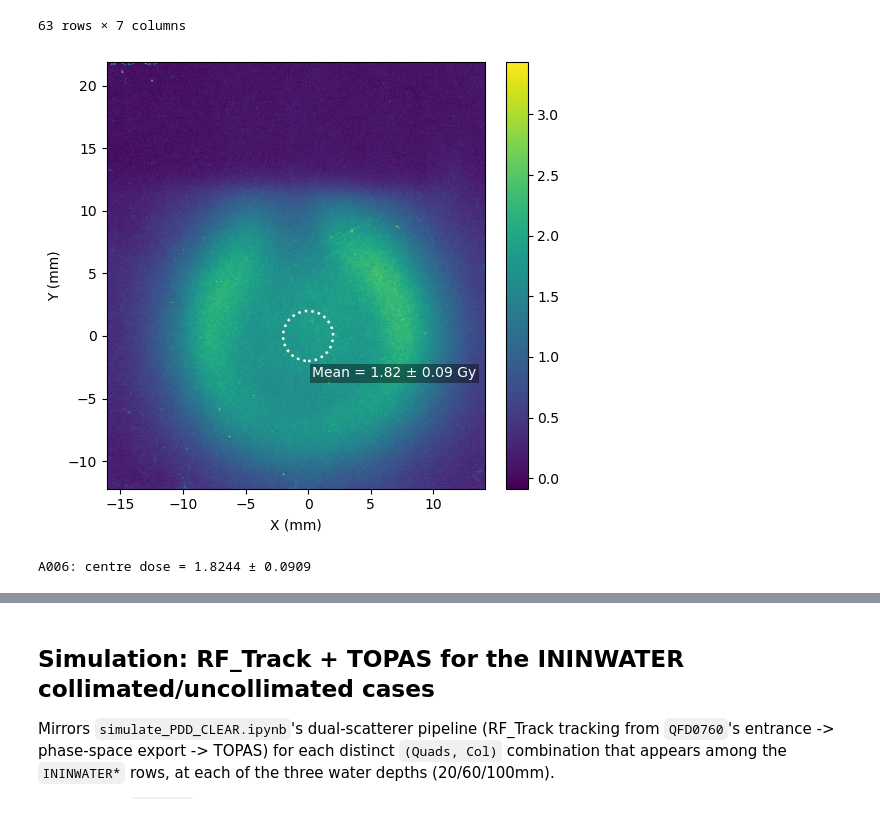
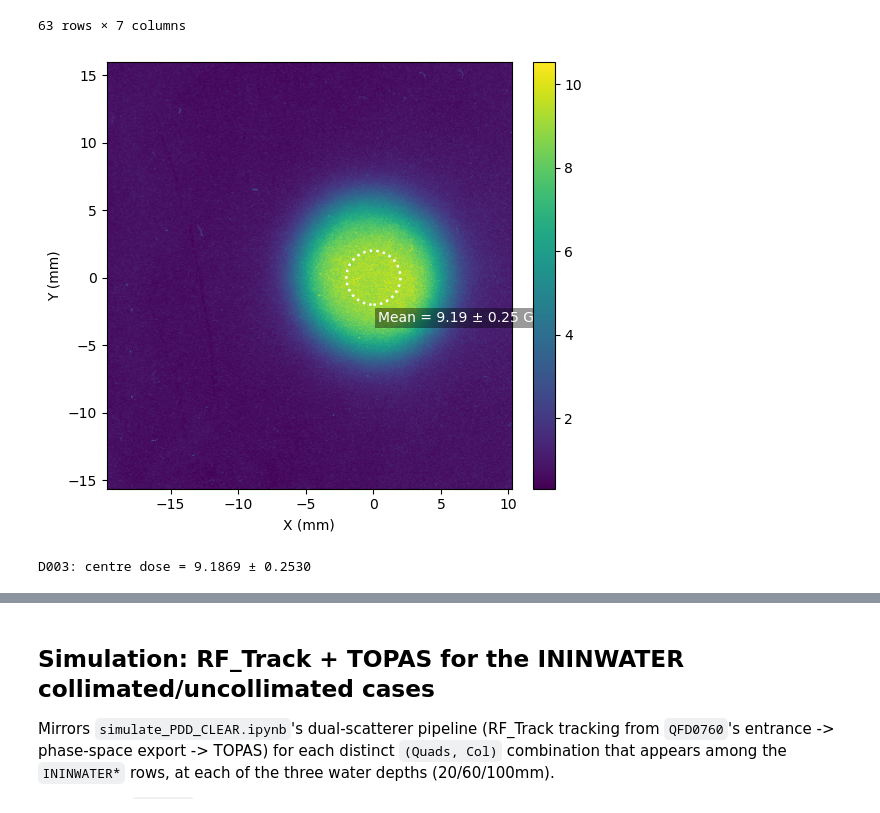
Before and after one commit to sabrinawaa/DPhil_Project, a Jupyter notebook: cam_data.ipynb, the cells around one changed output, grey strips where cells are left out. Drawn from its saved outputs; the diff is of its cells as text; code cells hidden in the pictures.

```diff
--- a/cam_data.ipynb
+++ b/cam_data.ipynb
@@ -204,25 +204,25 @@ water[["Film", "ScatFlag", "depth_mm", "Type", "folder", "THz2", "Col"]]
 | 101 | D033 | ININWATER+76 | 100 | EBTXD | 1_09 | 0.44 | True |
 63 rows × 7 columns
 # %%
-# Quick diagnostic: raw OD image + 2D-fit centre value for A006 (EBT3), independent of the dose calibration
-row = conditions[conditions["Film"] == "A006"].iloc[0]
-tif_path = data_root / row["date"].rstrip("/") / "A006.tif"
-film_flipped = np.flipud(load_channel(tif_path))[25:-40, 30:-30]  # crop to remove the scan edges, which are not film
+# Quick diagnostic: raw OD image + 2D-fit centre value for D003 (EBT3), independent of the dose calibration
+row = conditions[conditions["Film"] == "D003"].iloc[0]
+tif_path = data_root / row["date"].rstrip("/") / "D003.tif"
+film_flipped = np.flipud(load_channel(tif_path))[35:-60, 30:-30]  # crop to remove the scan edges, which are not film
 OD = -np.log(film_flipped / 65535)
 
 h, w = film_flipped.shape
 diag_pixel_calibration = get_calibration("RCF")
 x = np.arange(w) * diag_pixel_calibration
 y = np.arange(h) * diag_pixel_calibration
 
 dose = dose_from_calib(film_flipped, *CALIB[row["Type"]])
 
 fig, cx, cy, centre, std = dose_at_centre(dose, "RCF", x, y)
 plt.show()
-print(f"A006: centre dose = {centre:.4f} ± {std:.4f}")
+print(f"D003: centre dose = {centre:.4f} ± {std:.4f}")
 # %% [output]
-[figure, old version]
+[figure, new version]
-A006: centre dose = 1.8244 ± 0.0909
+D003: centre dose = 9.1869 ± 0.2530
 # %%
 def load_done(csv_path):
     done = set()
```
Also changed, not shown: parts of 1 cell of this notebook, 4 other files.
